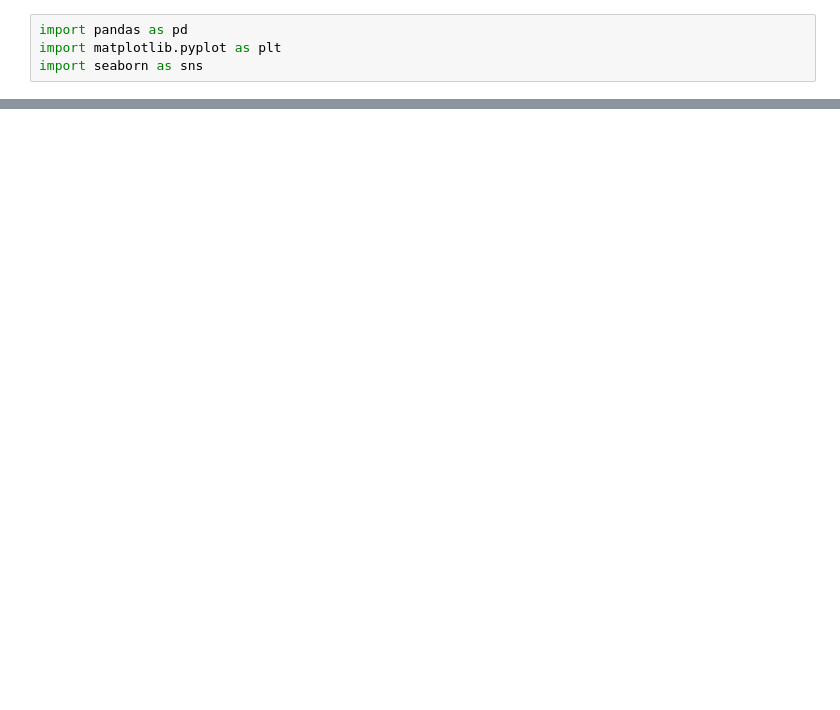
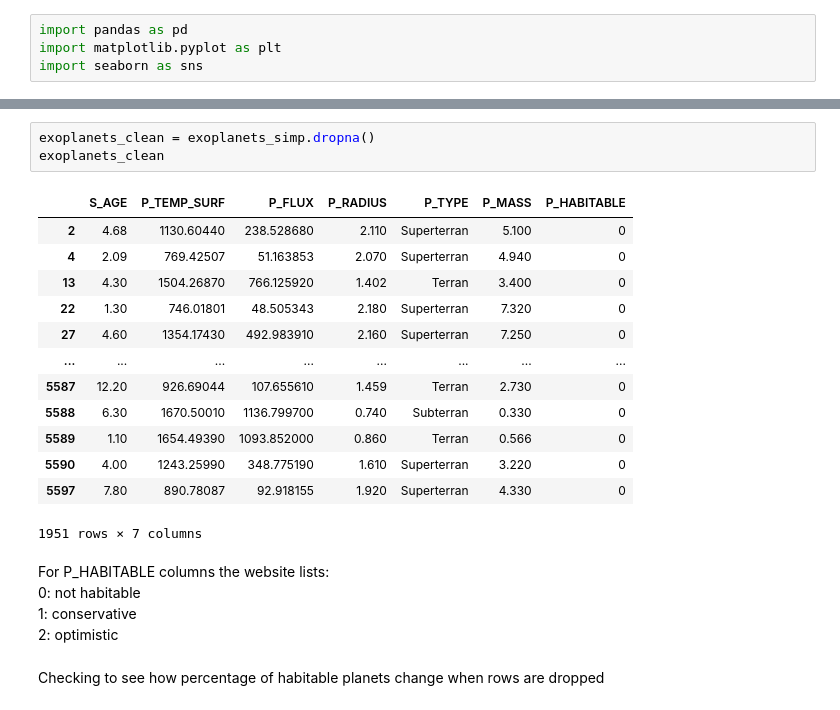
Before and after one commit to Atakamoto/Exoplanet-Habitability-Evaluator, a Jupyter notebook: ExoplanetHabitabilityEvaluator.ipynb, the cells around one changed output, grey strips where cells are left out. Saved outputs shown, nothing was run; the diff lists cells and outputs as text; blank space fills up the shorter version.

```diff
--- a/ExoplanetHabitabilityEvaluator.ipynb
+++ b/ExoplanetHabitabilityEvaluator.ipynb
@@ -47,0 +80,24 @@ TypeError: 'method' object is not subscriptable
+# %%
+exoplanets_clean = exoplanets_simp.dropna()
+exoplanets_clean
+# %% [output]
+|  | S_AGE | P_TEMP_SURF | P_FLUX | P_RADIUS | P_TYPE | P_MASS | P_HABITABLE |
+| 2 | 4.68 | 1130.60440 | 238.528680 | 2.110 | Superterran | 5.100 | 0 |
+| 4 | 2.09 | 769.42507 | 51.163853 | 2.070 | Superterran | 4.940 | 0 |
+| 13 | 4.30 | 1504.26870 | 766.125920 | 1.402 | Terran | 3.400 | 0 |
+| 22 | 1.30 | 746.01801 | 48.505343 | 2.180 | Superterran | 7.320 | 0 |
+| 27 | 4.60 | 1354.17430 | 492.983910 | 2.160 | Superterran | 7.250 | 0 |
+| ... | ... | ... | ... | ... | ... | ... | ... |
+| 5587 | 12.20 | 926.69044 | 107.655610 | 1.459 | Terran | 2.730 | 0 |
+| 5588 | 6.30 | 1670.50010 | 1136.799700 | 0.740 | Subterran | 0.330 | 0 |
+| 5589 | 1.10 | 1654.49390 | 1093.852000 | 0.860 | Terran | 0.566 | 0 |
+| 5590 | 4.00 | 1243.25990 | 348.775190 | 1.610 | Superterran | 3.220 | 0 |
+| 5597 | 7.80 | 890.78087 | 92.918155 | 1.920 | Superterran | 4.330 | 0 |
+1951 rows × 7 columns
+# %% [markdown]
+For P_HABITABLE columns the website lists:\
+0: not habitable\
+1: conservative\
+2: optimistic
+# %% [markdown]
+Checking to see how percentage of habitable planets change when rows are dropped
```
Also changed, not shown: parts of 19 cells of this notebook.
